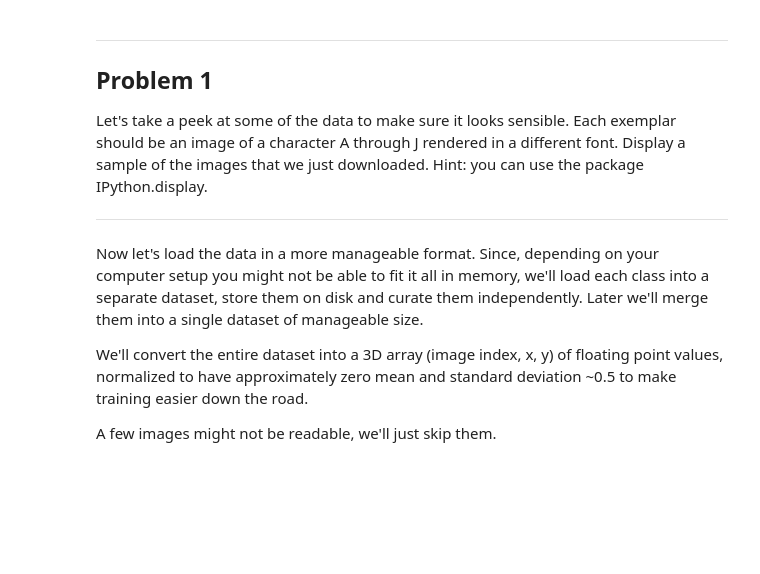
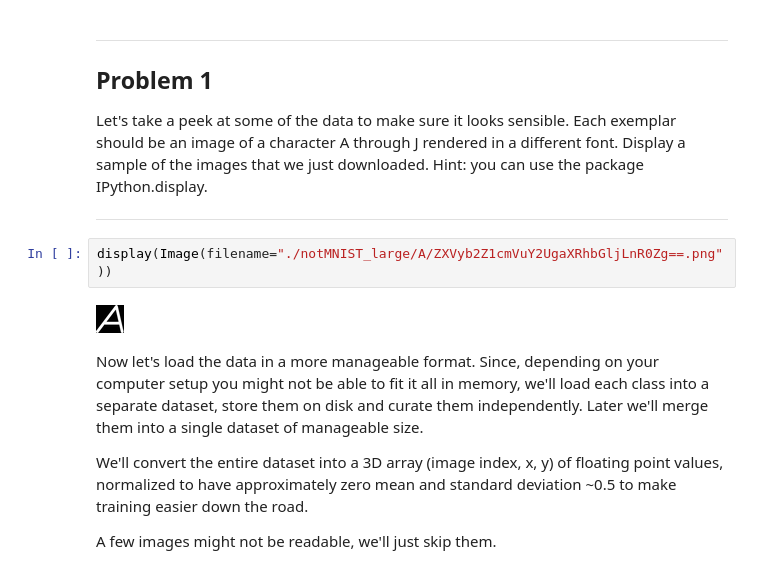
Before and after one commit to jackpien/ipython_notebooks, a Jupyter notebook: udacity/deep_learning/ipython_notebook/1_notmnist.ipynb, the cells around one changed output. Drawn from its saved outputs; the diff is of its cells as text; blank space fills up the shorter version.

```diff
--- a/udacity/deep_learning/ipython_notebook/1_notmnist.ipynb
+++ b/udacity/deep_learning/ipython_notebook/1_notmnist.ipynb
@@ -116,6 +114,10 @@ Problem 1
 Let's take a peek at some of the data to make sure it looks sensible. Each exemplar should be an image of a character A through J rendered in a different font. Display a sample of the images that we just downloaded. Hint: you can use the package IPython.display.
 
 ---
+# %%
+display(Image(filename="./notMNIST_large/A/ZXVyb2Z1cmVuY2UgaXRhbGljLnR0Zg==.png"))
+# %% [output]
+[figure, added]
 # %% [markdown]
 Now let's load the data in a more manageable format. Since, depending on your computer setup you might not be able to fit it all in memory, we'll load each class into a separate dataset, store them on disk and curate them independently. Later we'll merge them into a single dataset of manageable size.
 
```
Also changed, not shown: parts of 10 cells of this notebook, 1 other file.
